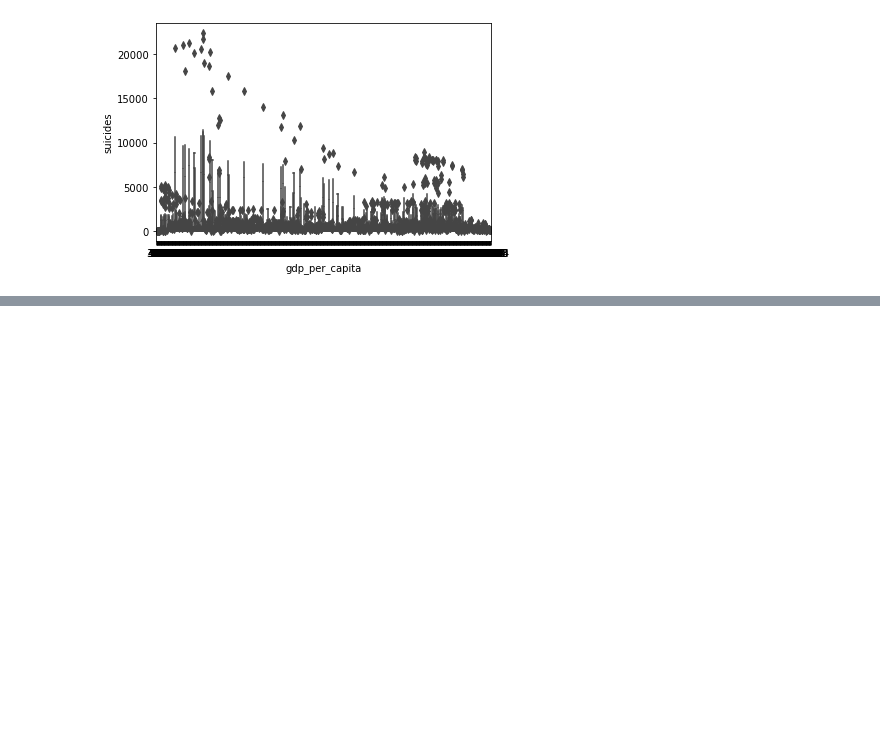
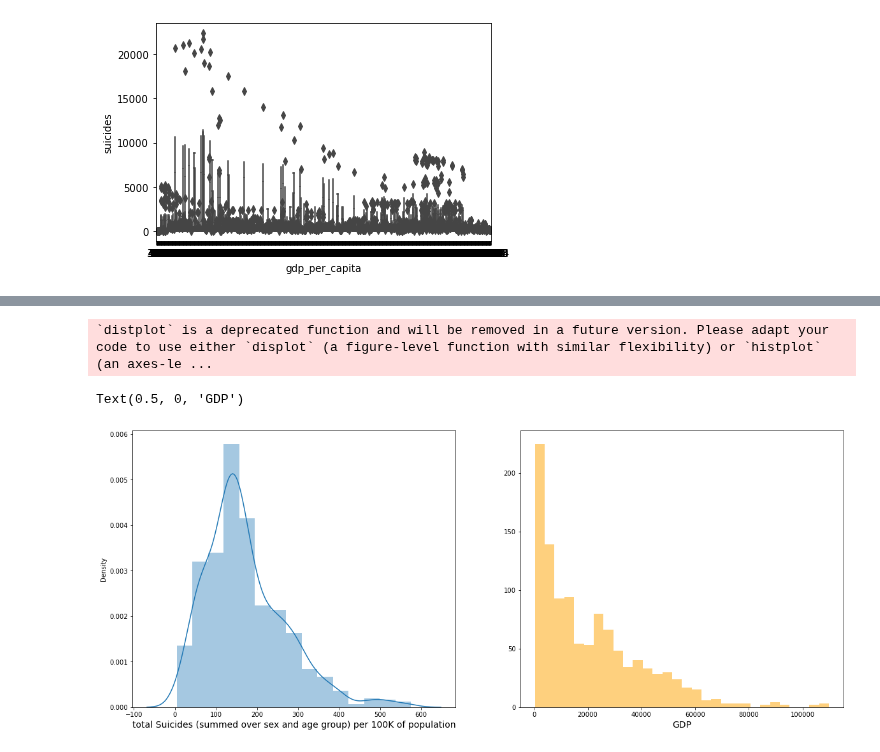
Before and after one commit to sujilkumarkm/desertion_dkit_msc_2022_sep, a Jupyter notebook: dissertation_suicide_data_visualization_2022.ipynb, the cells around one changed output, grey strips where cells are left out. Drawn from its saved outputs; the diff is of its cells as text; code cells hidden in the pictures; blank space fills up the shorter version.

```diff
--- a/dissertation_suicide_data_visualization_2022.ipynb
+++ b/dissertation_suicide_data_visualization_2022.ipynb
@@ -233,0 +225,3 @@ ValueError: Could not interpret input 'legalrights'
+# %%
+countrynames = df['country'].unique()
+countrynames
@@ -233,0 +237,22 @@ ValueError: Could not interpret input 'legalrights'
+# %%
+features = ['country', 'year', 'sex', 'age', 'suicides', 'population',
+       'sucid_in_hundredk', 'country-year', 'yearly_gdp', 'gdp_per_capita',
+       'generation', 'internetusers']
+
+total = df[features].groupby('country').get_group(countrynames[0]).groupby('year').mean()
+
+total['suicides'] = df[['country', 'year', 'sucid_in_hundredk']].groupby('country').get_group(countrynames[0]).groupby('year').sum()
+total['population'] = df[['country', 'year', 'population']].groupby('country').get_group(countrynames[0]).groupby('year').sum()
+
+total['country'] = countrynames[0]
+
+for i, x in enumerate(countrynames[1:]):
+    suicides = df[features].groupby('country').get_group(x).groupby('year').mean()
+    suicides['suicides'] = df[['country', 'year', 'sucid_in_hundredk']].groupby('country').get_group(x).groupby('year').sum()
+    total['population'] = df[['country', 'year', 'population']].groupby('country').get_group(x).groupby('year').sum()
+
+    suicides['country'] = x
+    total = total.append(suicides)
+
+total.reset_index(inplace=True)
+sort = True
@@ -233,0 +266,13 @@ ValueError: Could not interpret input 'legalrights'
+# %%
+plt.figure(figsize=(20, 8))
+plt.subplot(121)
+sns.distplot(total.suicides, bins=15)
+plt.xlabel('total Suicides (summed over sex and age group) per 100K of population', fontsize=14)
+
+plt.subplot(122)
+plt.hist(total.gdp_per_capita, bins=30, color=col[7])
+plt.xlabel('GDP', fontsize=14)
+# %% [output]
+`distplot` is a deprecated function and will be removed in a future version. Please adapt your code to use either `displot` (a figure-level function with similar flexibility) or `histplot` (an axes-le ...
+Text(0.5, 0, 'GDP')
+[figure, added]
```
Also changed, not shown: parts of 11 cells of this notebook, 5 other files.
